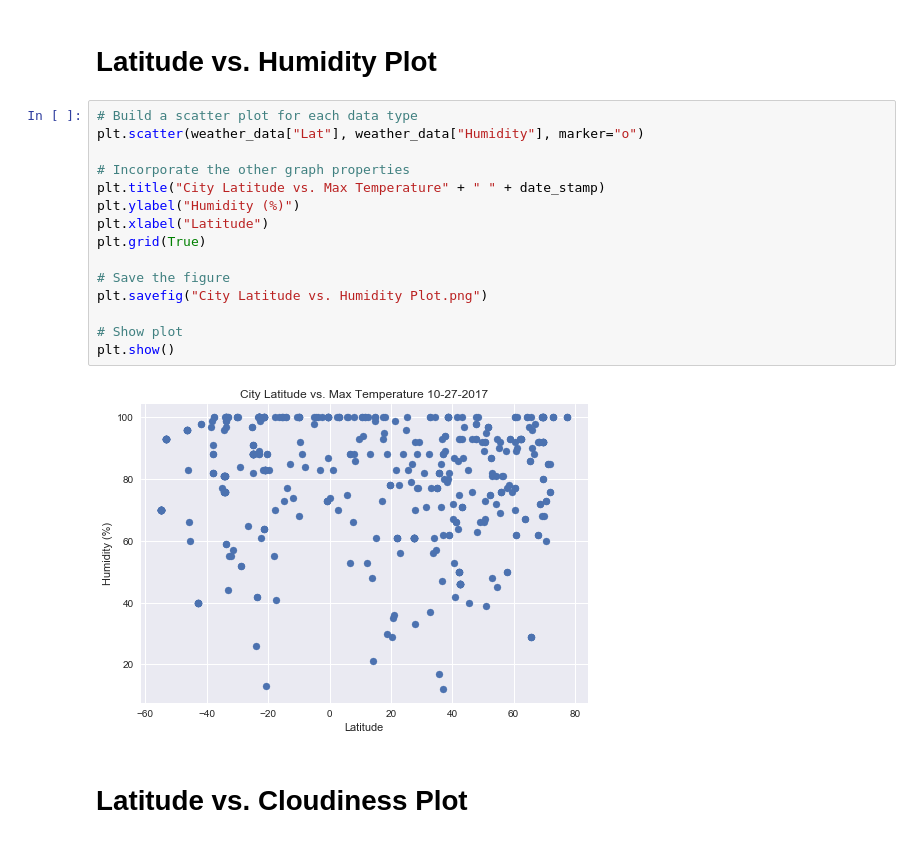
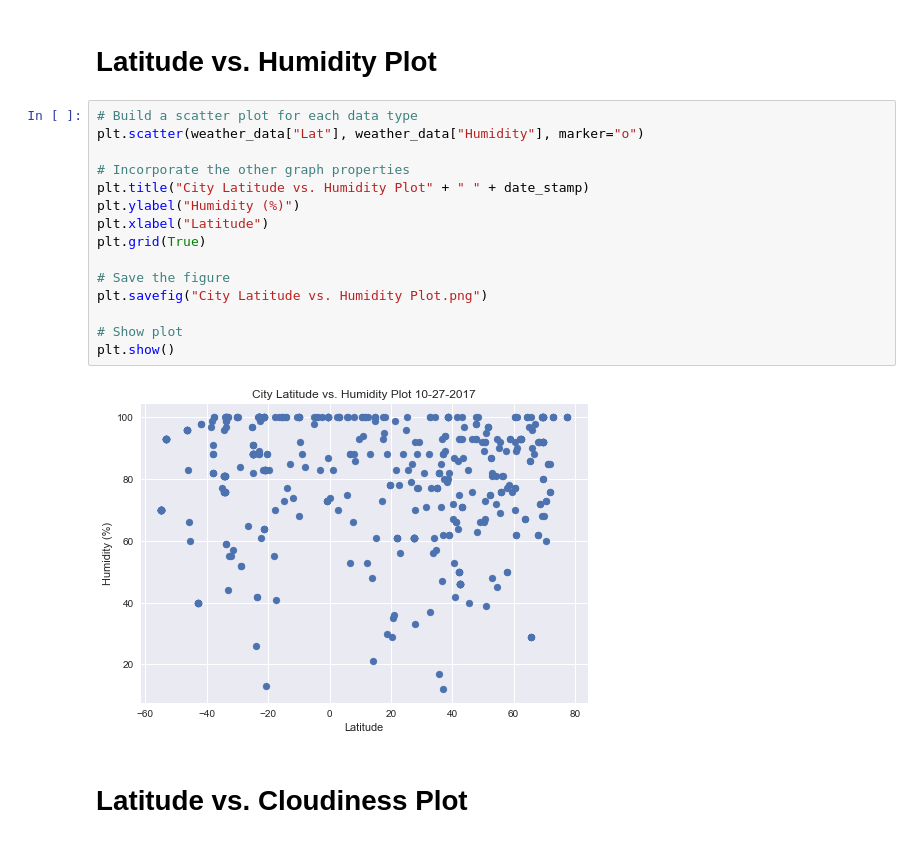
Before and after one commit to Jtuttle314/Weather-Analysis-APIs-Json-Python-Pandas-Matplotlib-etc...-Example, a Jupyter notebook: What's the weather like.ipynb, the cells around one changed output. Cells and saved outputs as stored; diff of their text form.

```diff
--- a/What's the weather like.ipynb
+++ b/What's the weather like.ipynb
@@ -191,20 +191,20 @@ plt.show()
 # %%
 # Build a scatter plot for each data type
 plt.scatter(weather_data["Lat"], weather_data["Humidity"], marker="o")
 
 # Incorporate the other graph properties
-plt.title("City Latitude vs. Max Temperature" + " " + date_stamp)
+plt.title("City Latitude vs. Humidity Plot" + " " + date_stamp)
 plt.ylabel("Humidity (%)")
 plt.xlabel("Latitude")
 plt.grid(True)
 
 # Save the figure
 plt.savefig("City Latitude vs. Humidity Plot.png")
 
 # Show plot
 plt.show()
 # %% [output]
-[figure, old version]
+[figure, new version]
 # %% [markdown]
 # Latitude vs. Cloudiness Plot
 # %%
```
